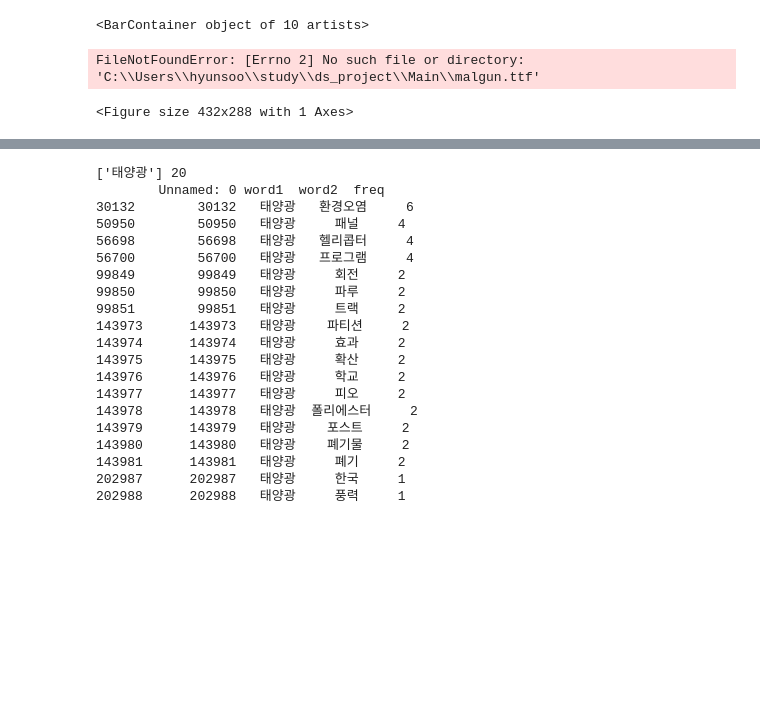
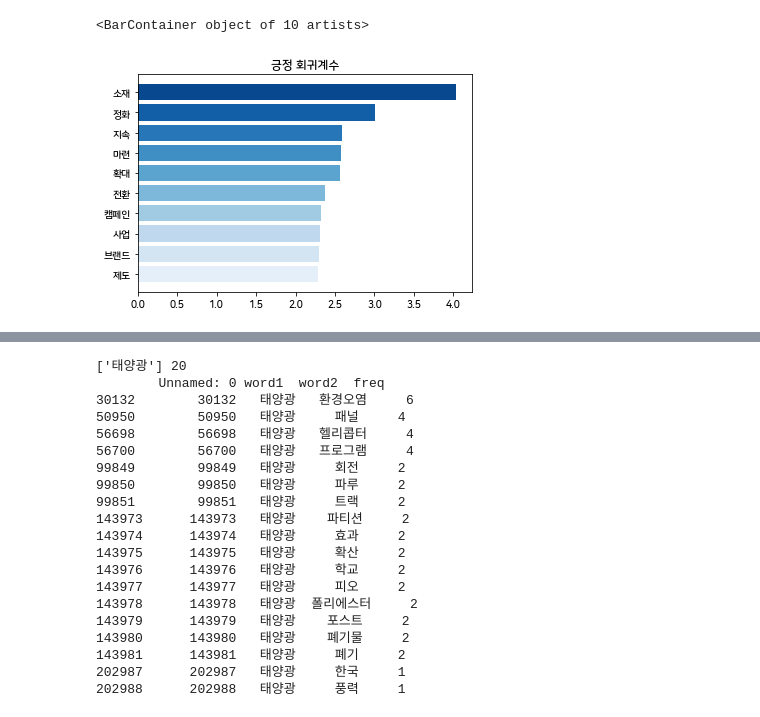
Before and after one commit to LeeKunHa/Construct-Sentiment-Dictionary-for-Companies-Conducting-Eco-Friendly-Businesses, a Jupyter notebook: main.ipynb, the cells around one changed output, grey strips where cells are left out. Cells and saved outputs as stored; diff of their text form; code cells hidden in the pictures; blank space fills up the shorter version.

```diff
--- a/main.ipynb
+++ b/main.ipynb
@@ -31,13 +40,12 @@ fontprop = font_manager.FontProperties(fname="malgun.ttf", size=24)
 # %%
-x = sent_dict['단어'][:10].tolist()
-y = sent_dict['회귀계수'][:10].tolist()
-colors = sent_dict['points'][:10].tolist()
+x = sent_dict['단어'][:10].tolist()[::-1]
+y = sent_dict['회귀계수'][:10].tolist()[::-1]
+colors = sent_dict['points'][:10].tolist()[::-1]
 # %%
-plt.title('긍정 회귀계수',fontproperties=fontprop)
+plt.title('긍정 회귀계수')
 plt.barh(x,y,color=sns.color_palette('Blues',len(x)))
 # %% [output]
 <BarContainer object of 10 artists>
-FileNotFoundError: [Errno 2] No such file or directory: 'C:\\Users\\hyunsoo\\study\\ds_project\\Main\\malgun.ttf'
-<Figure size 432x288 with 1 Axes>
+[figure, added]
 # %%
 sent_dict =sent_dict[sent_dict['회귀계수'] < 0]
```
Also changed, not shown: parts of 26 cells of this notebook, 9 other files.
